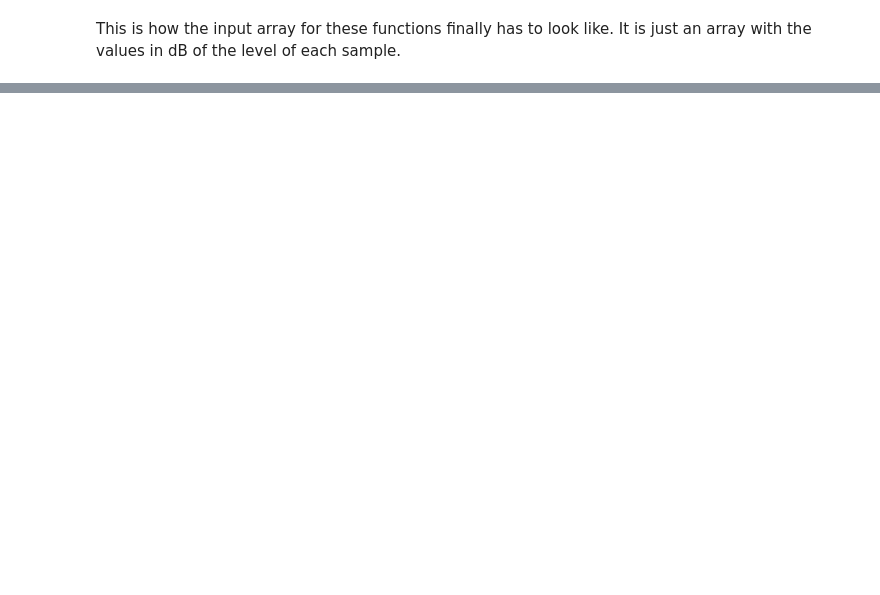
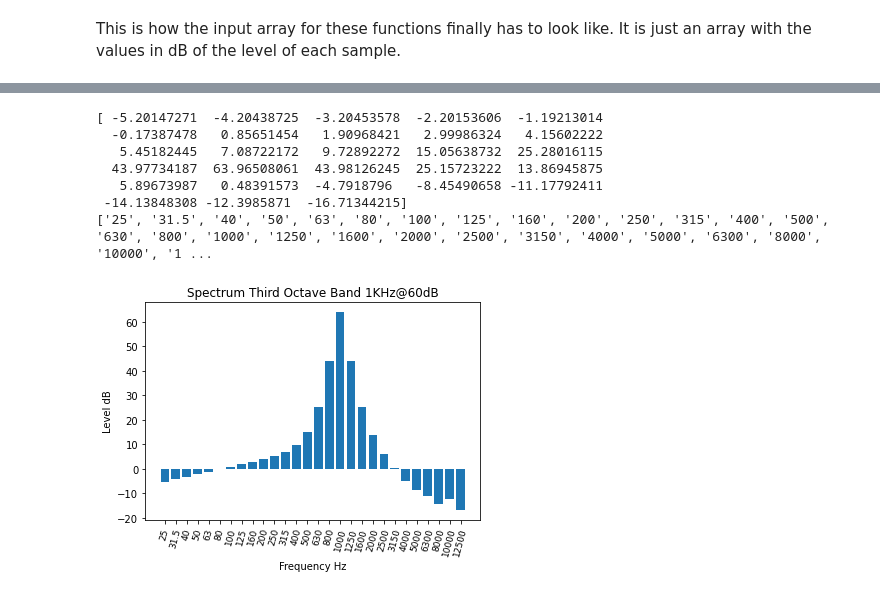
Before and after one commit to Eomys/MoSQITo, a Jupyter notebook: tutorials/tuto_sound_level_meter.ipynb, the cells around one changed output, grey strips where cells are left out. Saved outputs shown, nothing was run; the diff lists cells and outputs as text; code cells hidden in the pictures; blank space fills up the shorter version.

```diff
--- a/tutorials/tuto_sound_level_meter.ipynb
+++ b/tutorials/tuto_sound_level_meter.ipynb
@@ -494,0 +102,13 @@ plt.show()
+# %%
+# Creating a list of zeros of the size of the frequency bands (to keep the Leq values).
+Leq_3oct = np.zeros(freq_3oct.shape)
+# For each frequency band you perform the operation.
+for i in range(freq_3oct.shape[0]):
+    sum = 0
+    # Performs the summation with all the values of the frequency band in the different samples.
+    for j in range(spectrum_signal_samples.shape[1]):
+        # Operation: summation(10^(level(db)[i]/10))
+        sum = sum + 10.0**(spectrum_signal_samples[i][j]/10.0)
+    # Keep the Leq value in the box corresponding to the frequency band from which the calculation is being made.
+    # Operation: 10 x log(base 10)[1/number of samples x sum]
+    Leq_3oct[i] = 10.0 * math.log(((1/spectrum_signal_samples.shape[1])*sum),10)
@@ -494,0 +140,40 @@ plt.show()
+# %%
+# Import useful packages
+import matplotlib.pyplot as plt
+
+print(Leq_3oct)
+
+freqs = ['25', '31.5', '40', '50', '63', '80', '100', '125', '160', '200', '250', '315',
+        '400', '500', '630', '800', '1000', '1250', '1600', '2000', '2500', '3150', '4000', '5000', '6300', '8000',
+        '10000', '12500']
+values = Leq_3oct
+
+print(freqs)
+
+# The figure  is created
+fig = plt.figure ()
+# The object inside the figure is created
+ax = fig.add_subplot (1, 1, 1)
+
+# Legend on the y axis
+plt.ylabel ('Level dB')
+# Legend on the x axis
+plt.xlabel ('Frequency Hz')
+# Graphic Title
+plt.title ('Spectrum Third Octave Band 1KHz@60dB')
+
+# Bar graph is created
+ax.bar (freqs, values, color = "C0")
+# Rotation of the x axis data
+ax.set_xticklabels (freqs, rotation = 75, fontsize = 9)
+# Show the graph
+plt.show()
+# %% [output]
+[ -5.20147271  -4.20438725  -3.20453578  -2.20153606  -1.19213014
+  -0.17387478   0.85651454   1.90968421   2.99986324   4.15602222
+   5.45182445   7.08722172   9.72892272  15.05638732  25.28016115
+  43.97734187  63.96508061  43.98126245  25.15723222  13.86945875
+   5.89673987   0.48391573  -4.7918796   -8.45490658 -11.17792411
+ -14.13848308 -12.3985871  -16.71344215]
+['25', '31.5', '40', '50', '63', '80', '100', '125', '160', '200', '250', '315', '400', '500', '630', '800', '1000', '1250', '1600', '2000', '2500', '3150', '4000', '5000', '6300', '8000', '10000', '1 ...
+[figure, added]
```
Also changed, not shown: parts of 56 cells of this notebook.
